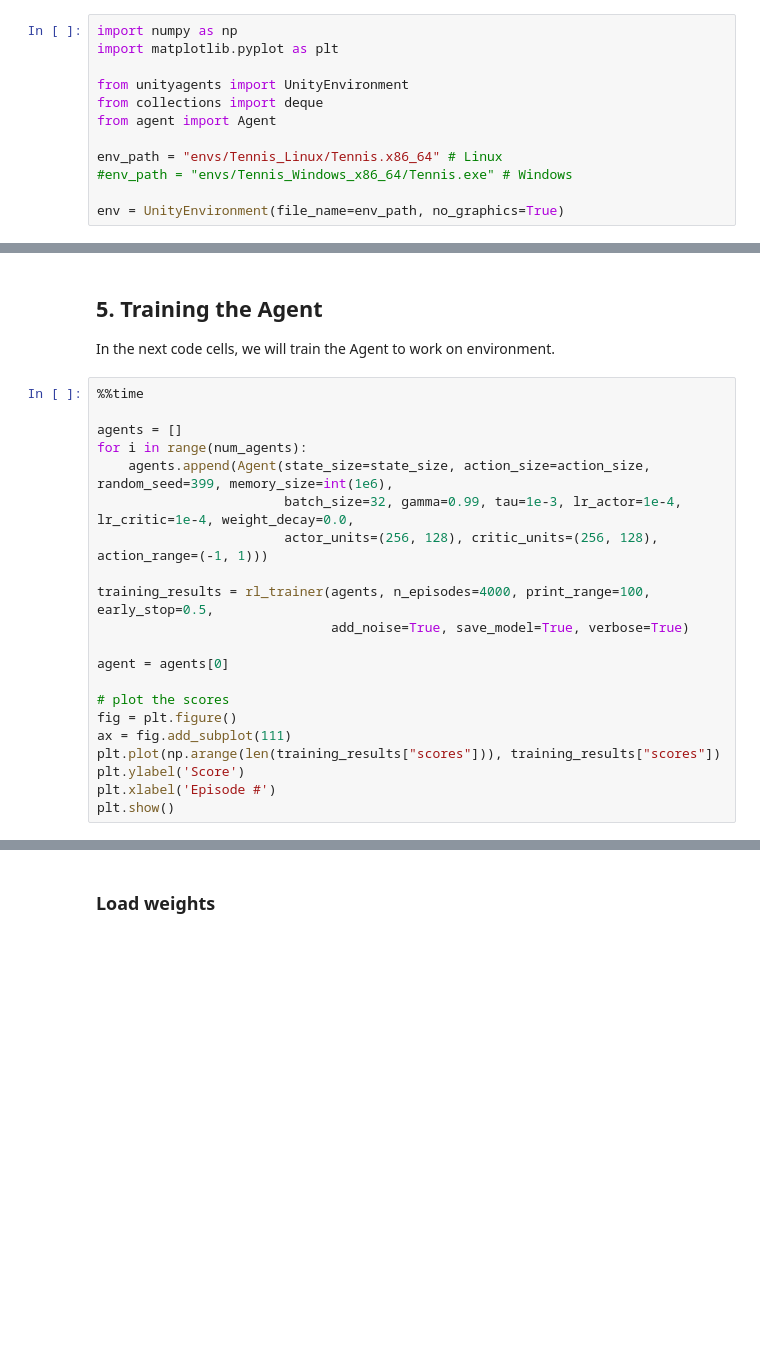
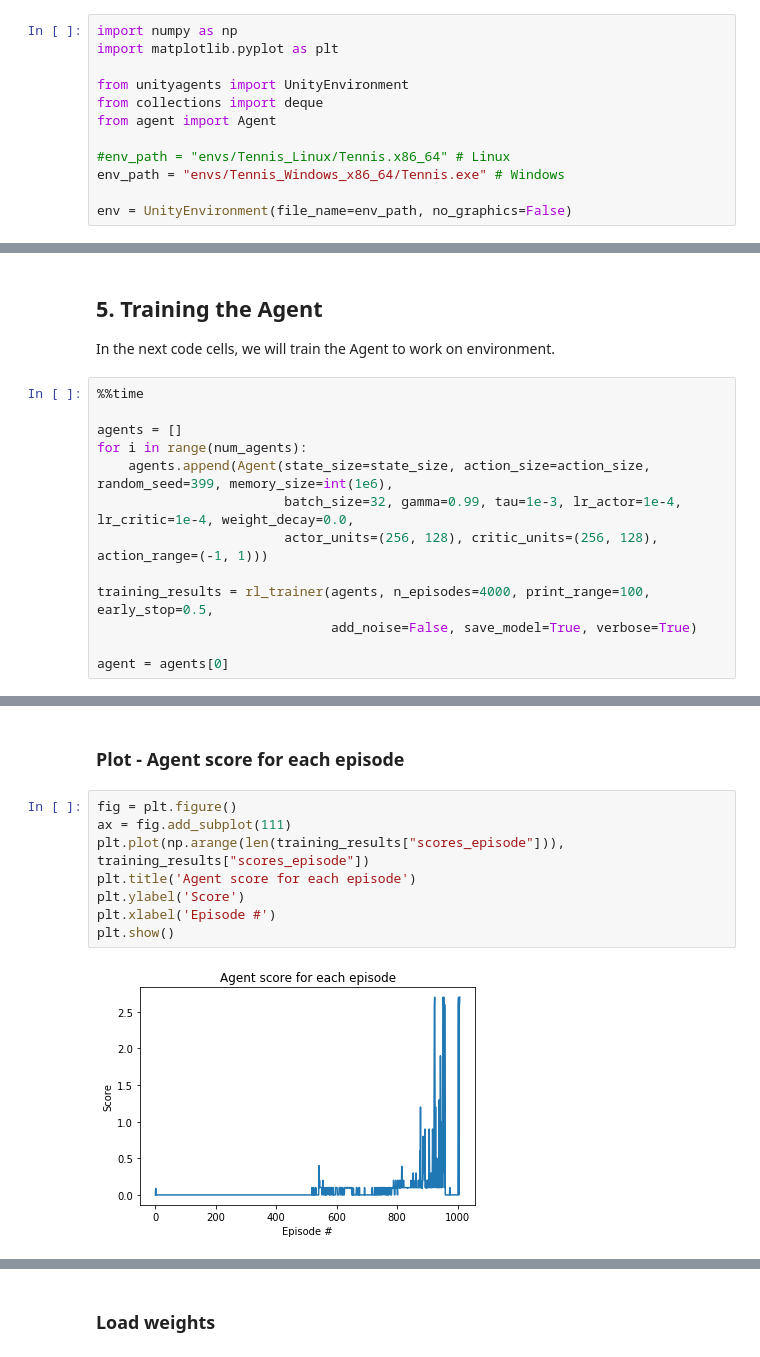
Before and after one commit to DougTrajano/ds-drl-tennis-player, a Jupyter notebook: Tennis.ipynb, the cells around one changed output, grey strips where cells are left out. Drawn from its saved outputs; the diff is of its cells as text; blank space fills up the shorter version.

Commit message:
trained agent that solve this environment

```diff
--- a/Tennis.ipynb
+++ b/Tennis.ipynb
@@ -45,7 +45,7 @@ from unityagents import UnityEnvironment
 from collections import deque
 from agent import Agent
 
-env_path = "envs/Tennis_Linux/Tennis.x86_64" # Linux
-#env_path = "envs/Tennis_Windows_x86_64/Tennis.exe" # Windows
+#env_path = "envs/Tennis_Linux/Tennis.x86_64" # Linux
+env_path = "envs/Tennis_Windows_x86_64/Tennis.exe" # Windows
 
-env = UnityEnvironment(file_name=env_path, no_graphics=True)
+env = UnityEnvironment(file_name=env_path, no_graphics=False)
@@ -164,14 +190,6 @@ for i in range(num_agents):
                         actor_units=(256, 128), critic_units=(256, 128), action_range=(-1, 1)))
 
 training_results = rl_trainer(agents, n_episodes=4000, print_range=100, early_stop=0.5,
-                              add_noise=True, save_model=True, verbose=True)
+                              add_noise=False, save_model=True, verbose=True)
 
 agent = agents[0]
-
-# plot the scores
-fig = plt.figure()
-ax = fig.add_subplot(111)
-plt.plot(np.arange(len(training_results["scores"])), training_results["scores"])
-plt.ylabel('Score')
-plt.xlabel('Episode #')
-plt.show()
@@ -177,0 +210,12 @@ plt.show()
+# %% [markdown]
+### Plot - Agent score for each episode
+# %%
+fig = plt.figure()
+ax = fig.add_subplot(111)
+plt.plot(np.arange(len(training_results["scores_episode"])), training_results["scores_episode"])
+plt.title('Agent score for each episode')
+plt.ylabel('Score')
+plt.xlabel('Episode #')
+plt.show()
+# %% [output]
+[figure, added]
```
Also changed, not shown: parts of 12 cells of this notebook, 9 other files.
